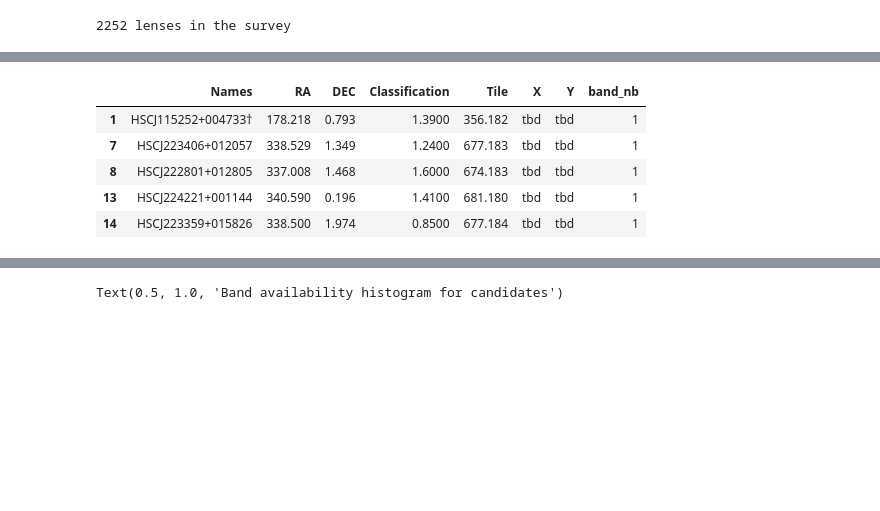
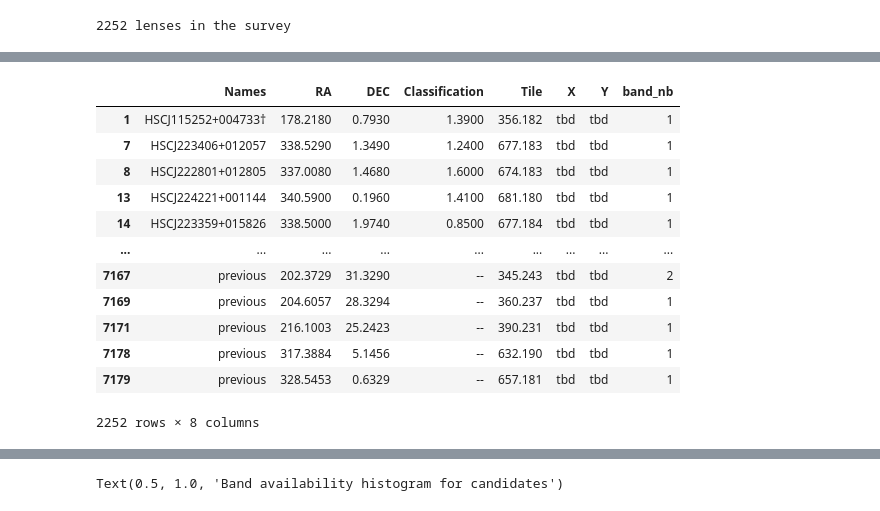
Before and after one commit to AnaHoban/GravitationalLensing2, a Jupyter notebook: Code/Batch Loading/Currently used/cutouts/Cutout_production.ipynb, the cells around one changed output, grey strips where cells are left out. Cells and saved outputs as stored; diff of their text form; code cells hidden in the pictures; blank space fills up the shorter version.

```diff
--- a/Code/Batch Loading/Currently used/cutouts/Cutout_production.ipynb
+++ b/Code/Batch Loading/Currently used/cutouts/Cutout_production.ipynb
@@ -318,5 +317,5 @@ tiles_table.head()
 # %%
-tiles_table = tiles_table.drop(columns = ['Unnamed: 0', 'Unnamed: 0.1', 'RA_center', 'DEC_center', 'RA_0', 'RA_1', 'DEC_0', 'DEC_1', 'band_nb'])
+tiles_table = tiles_table.drop(columns = ['Unnamed: 0'])#, 'Unnamed: 0.1', 'RA_center', 'DEC_center', 'RA_0', 'RA_1', 'DEC_0', 'DEC_1', 'band_nb'])
 # %%
 #RA at center of tile
 tiles_table['RA_center']  = tiles_table.apply(lambda row: tile_to_coord(row['Tile'], return_ra = True), axis = 1)
@@ -365,7 +364,7 @@ tiles_table.to_csv(label_dir + 'tiles_summary.csv')
 #4 : Find the X, Y coordinates for that tile
 # %%
 all_lenses = pd.read_csv(label_dir + 'all_lenses.csv', dtype={'Tile':str})
-tiles_table = pd.read_csv(label_dir + 'tiles_summary.csv', dtype={'Tile':str})
+#tiles_table = pd.read_csv(label_dir + 'tiles_summary.csv', dtype={'Tile':str})
 # %%
 def in_tile(ra, dec):
     tiles_list =  tiles_table[['Tile', 'band_nb']][ (tiles_table['RA_0'] <= ra) & (tiles_table['RA_1'] >= ra) & (tiles_table['DEC_0'] <= dec) & (tiles_table['DEC_1'] >= dec)]
@@ -444,8 +441,8 @@ plt.xlabel('ra', fontsize = 20);
 all_lenses  = pd.read_csv(label_dir + 'all_lenses.csv', dtype={'Tile':str})
 tiles_table = pd.read_csv(label_dir + 'tiles_summary.csv', dtype={'Tile':str})
 # %%
-tiles_table = tiles_table.drop(columns = ['Unnamed: 0'])#,'Unnamed: 0.1'])
-all_lenses  = all_lenses.drop(columns  = ['Unnamed: 0','Unnamed: 0.1'])
+#tiles_table = tiles_table.drop(columns = ['Unnamed: 0'])#,'Unnamed: 0.1'])
+all_lenses  = all_lenses.drop(columns  = ['Unnamed: 0','Unnamed: 0.1','Unnamed: 0.1.1.1'])
 # %%
 lenses_in_survey = all_lenses[all_lenses['Tile'] != '0']
 # %%
@@ -466,4 +463,4 @@ print(len(lenses_in_survey), 'lenses in the survey')
 lenses_in_survey['band_nb'] = 0 #initializing column
 for index,row in lenses_in_survey.iterrows():
     tile = row['Tile']
-    lenses_in_survey['band_nb'][lenses_in_survey.Tile == row['Tile']] = tiles_table[tiles_table.Tile== tile ].band_nb.item()
+    lenses_in_survey['band_nb'][lenses_in_survey.Tile == row['Tile']] = tiles_table[tiles_table.Tile == tile ]['band_nb'].item()
@@ -470,12 +481,20 @@ for index,row in lenses_in_survey.iterrows():
 # %%
 lenses_in_survey.head()
+lenses_in_survey.drop(columns = ['Unnamed: 0.1.1', 'Unnamed: 0.1.1.1.1'])
 # %% [output]
 |  | Names | RA | DEC | Classification | Tile | X | Y | band_nb |
-| 1 | HSCJ115252+004733† | 178.218 | 0.793 | 1.3900 | 356.182 | tbd | tbd | 1 |
-| 7 | HSCJ223406+012057 | 338.529 | 1.349 | 1.2400 | 677.183 | tbd | tbd | 1 |
-| 8 | HSCJ222801+012805 | 337.008 | 1.468 | 1.6000 | 674.183 | tbd | tbd | 1 |
-| 13 | HSCJ224221+001144 | 340.590 | 0.196 | 1.4100 | 681.180 | tbd | tbd | 1 |
-| 14 | HSCJ223359+015826 | 338.500 | 1.974 | 0.8500 | 677.184 | tbd | tbd | 1 |
+| 1 | HSCJ115252+004733† | 178.2180 | 0.7930 | 1.3900 | 356.182 | tbd | tbd | 1 |
+| 7 | HSCJ223406+012057 | 338.5290 | 1.3490 | 1.2400 | 677.183 | tbd | tbd | 1 |
+| 8 | HSCJ222801+012805 | 337.0080 | 1.4680 | 1.6000 | 674.183 | tbd | tbd | 1 |
+| 13 | HSCJ224221+001144 | 340.5900 | 0.1960 | 1.4100 | 681.180 | tbd | tbd | 1 |
+| 14 | HSCJ223359+015826 | 338.5000 | 1.9740 | 0.8500 | 677.184 | tbd | tbd | 1 |
+| ... | ... | ... | ... | ... | ... | ... | ... | ... |
+| 7167 | previous | 202.3729 | 31.3290 | -- | 345.243 | tbd | tbd | 2 |
+| 7169 | previous | 204.6057 | 28.3294 | -- | 360.237 | tbd | tbd | 1 |
+| 7171 | previous | 216.1003 | 25.2423 | -- | 390.231 | tbd | tbd | 1 |
+| 7178 | previous | 317.3884 | 5.1456 | -- | 632.190 | tbd | tbd | 1 |
+| 7179 | previous | 328.5453 | 0.6329 | -- | 657.181 | tbd | tbd | 1 |
+2252 rows × 8 columns
 # %%
 tiles_table[tiles_table.Tile == '356.182']
 # %% [output]
```
Also changed, not shown: parts of 32 cells of this notebook, 3 other files.
